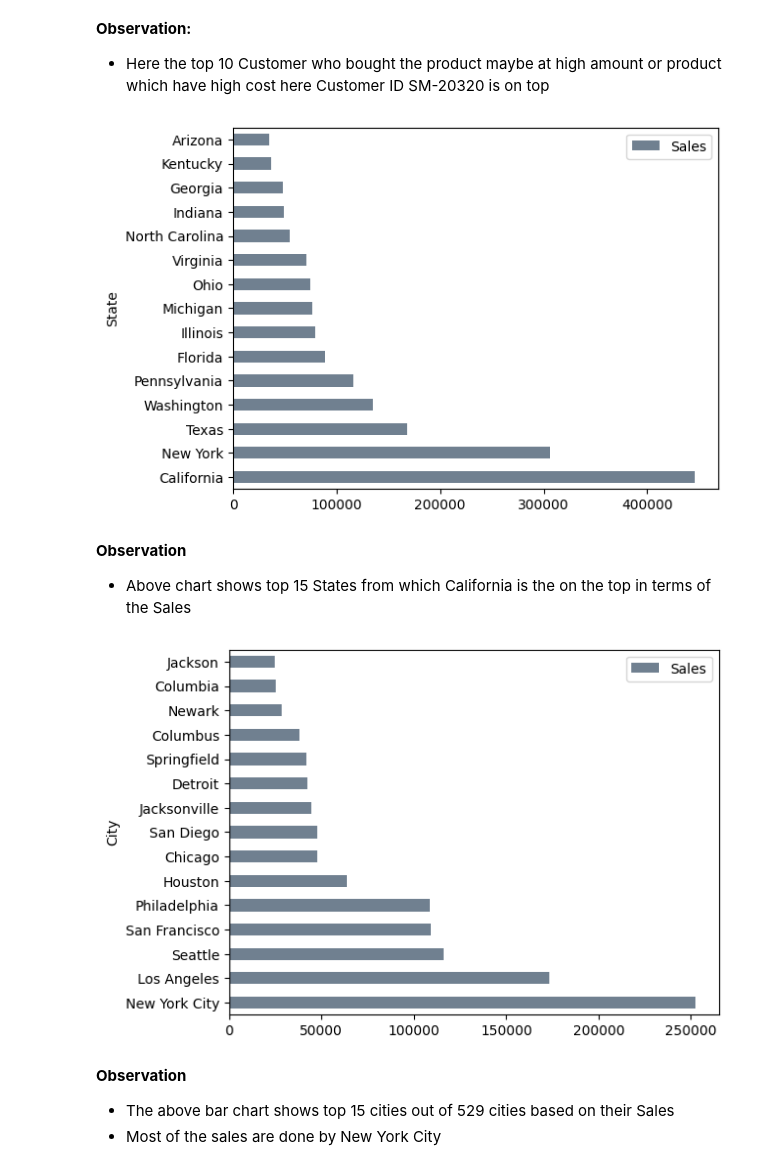
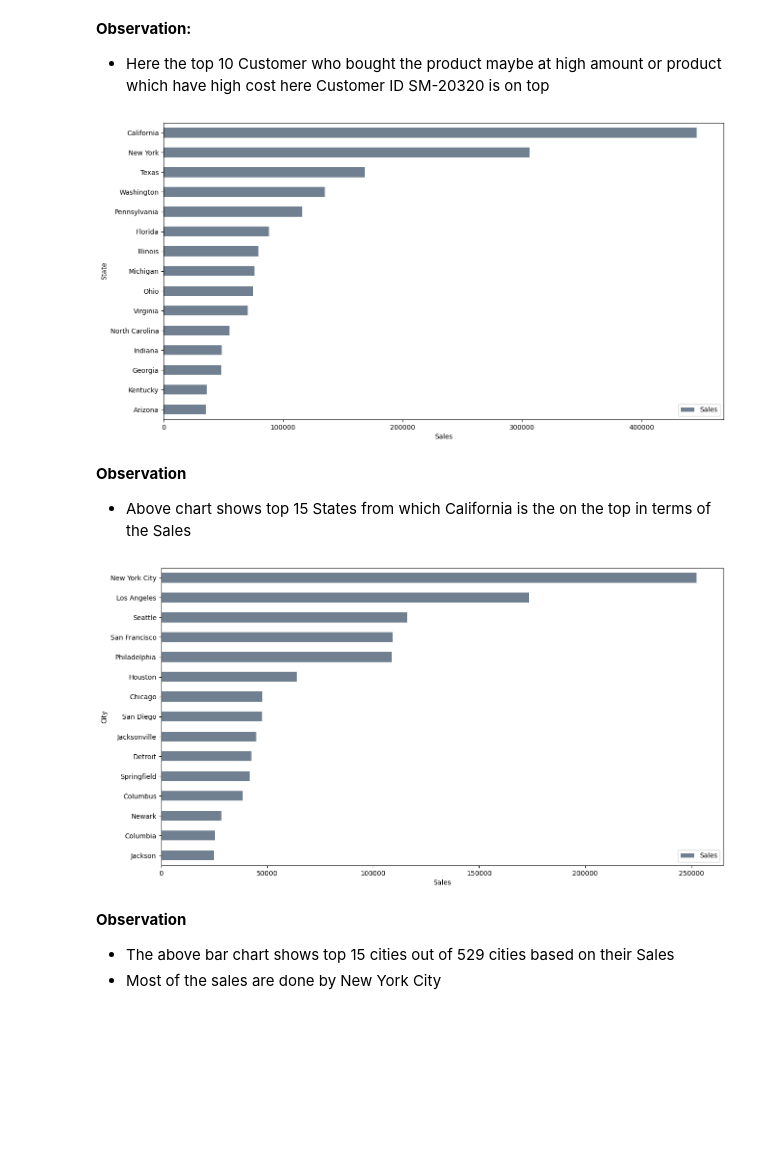
Before and after one commit to ArchuY/Super-Store-Forecasting-EDA-Regression-, a Jupyter notebook: superstore-eda-regression.ipynb, the cells around one changed output. Cells and saved outputs as stored; diff of their text form; code cells hidden in the pictures; blank space fills up the shorter version.

```diff
--- a/superstore-eda-regression.ipynb
+++ b/superstore-eda-regression.ipynb
@@ -349,15 +365,19 @@ top_customer = train.groupby("Customer ID").agg({'Sales':sum}).sort_values(by= "
 * Here the top 10 Customer who bought the product maybe at high amount or product which have high cost here Customer ID SM-20320 is on top
 # %%
 top_States= train.groupby("State").agg({'Sales':sum}).sort_values(by= "Sales",ascending=False).round(2).head(15).plot.barh(color= color_list)
+plt.gca().invert_yaxis()
+plt.xlabel('Sales');
 # %% [output]
-[figure, old version]
+[figure, new version]
 # %% [markdown]
 **Observation**
 * Above chart shows top 15 States from which California is the on the top in terms of the Sales
 # %%
 top_cities= train.groupby("City").agg({'Sales':sum}).sort_values(by= "Sales",ascending=False).round(2).head(15).plot.barh(color='slategray')
+plt.gca().invert_yaxis()
+plt.xlabel('Sales');
 # %% [output]
-[figure, old version]
+[figure, new version]
 # %% [markdown]
 **Observation**
 * The above bar chart shows top 15 cities out of 529 cities based on their Sales
```
Also changed, not shown: parts of 40 cells of this notebook.
